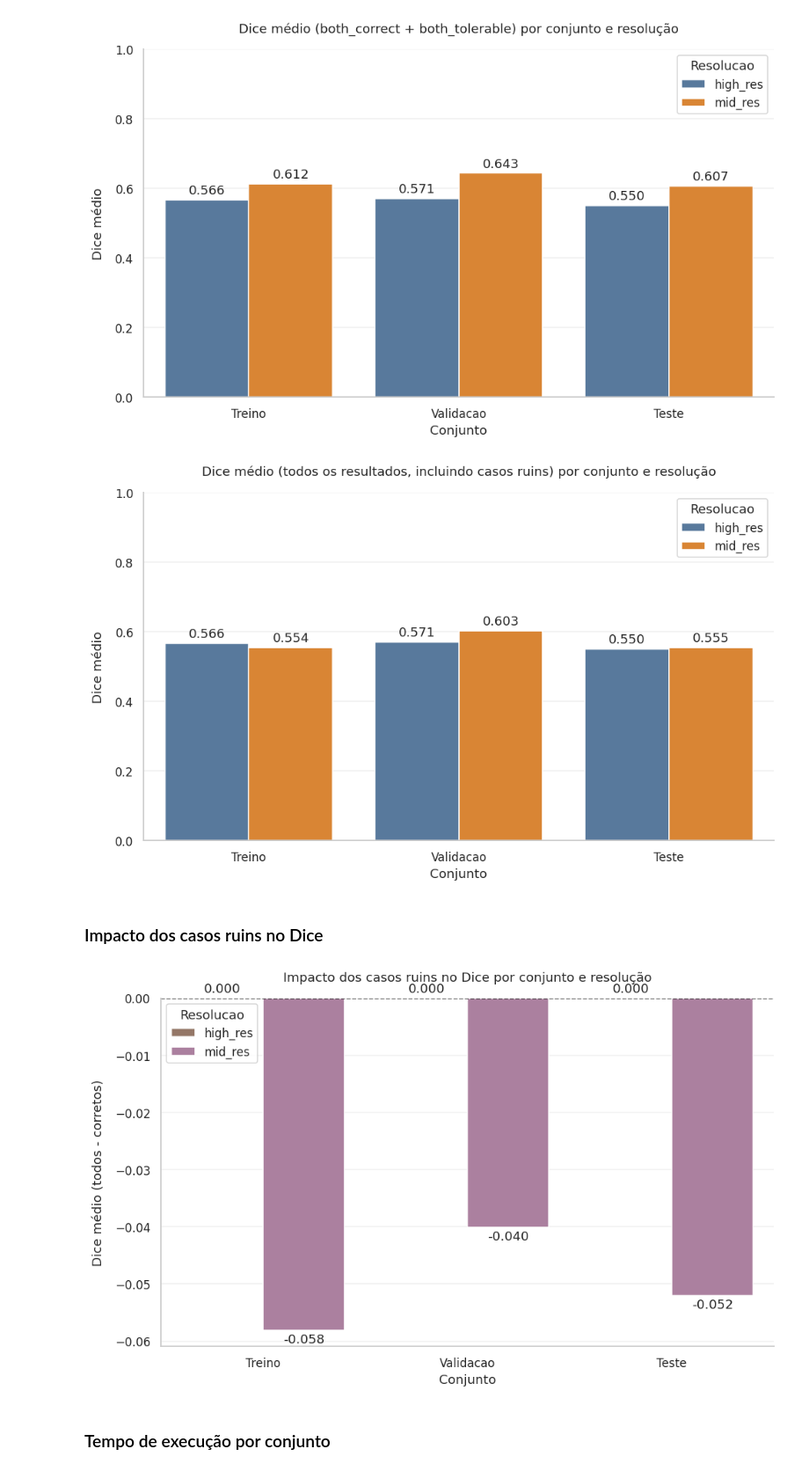
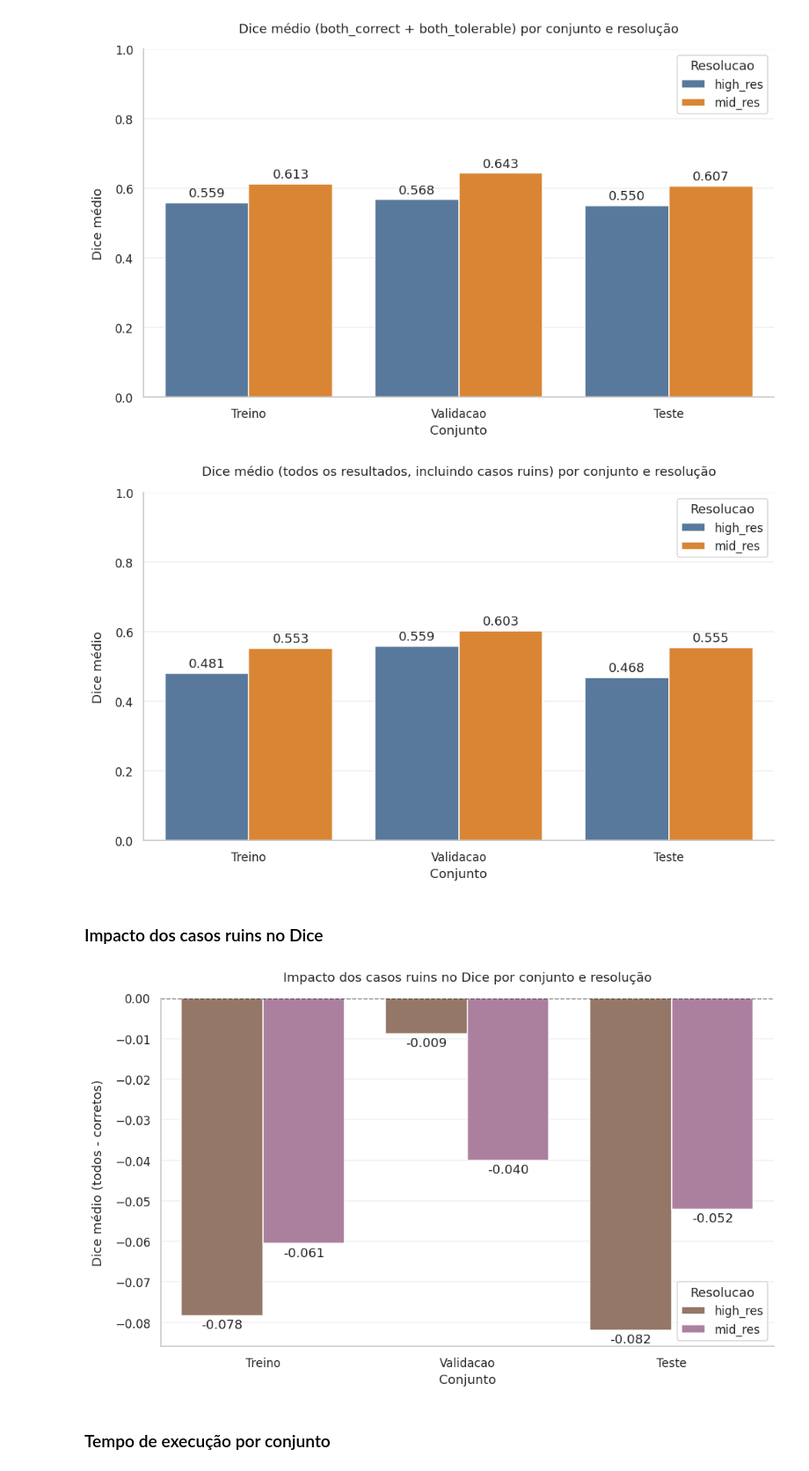
Before and after one commit to matheusssilva991/coronary-centerline-detection, a Jupyter notebook: src/eda_tests.ipynb, the cells around one changed output. Shown at 88% size. Cells and saved outputs as stored; diff of their text form; code cells hidden in the pictures.

```diff
--- a/src/eda_tests.ipynb
+++ b/src/eda_tests.ipynb
@@ -32,14 +32,14 @@ plt.close("all")
 
 SPLIT_PATHS_BY_RESOLUTION = {
     "mid_res": {
-        "train": "../output/segmentation/8.final_results/mid_res/2026-04-18_14-06-14",
-        "val": "../output/segmentation/8.final_results/mid_res/2026-04-15_13-19-17",
+        "train": "../output/segmentation/8.final_results/mid_res/2026-04-30_14-33-37",
+        "val": "../output/segmentation/8.final_results/mid_res/2026-04-30_13-24-40",
         "test": "../output/segmentation/8.final_results/mid_res/2026-04-19_09-10-35",
     },
     "high_res": {
-        "train": "../output/segmentation/8.final_results/high_res/2026-03-23_14-24-53",
-        "val": "../output/segmentation/8.final_results/high_res/2026-03-20_20-41-26",
-        "test": "../output/segmentation/8.final_results/high_res/2026-04-04_10-01-42",
+        "train": "../output/segmentation/8.final_results/high_res/2026-04-21_08-42-13",
+        "val": "../output/segmentation/8.final_results/high_res/2026-04-21_08-42-13",
+        "test": "../output/segmentation/8.final_results/high_res/2026-04-28_14-28-44",
     },
 }
 
@@ -452,7 +452,7 @@ ax_subset = viz.subset.plot_subset_metric_by_resolution(
 # %% [output]
 [figure]
 # %%
-ax_subset_all = viz.subset.plot_subset_metric_by_resolution(
+ax_subset_all = viz.plot_subset_metric_by_resolution(
     subset_summary_df=subset_summary_df,
     metric_col="dice_medio_todos",
     title="Dice médio (todos os resultados, incluindo casos ruins) por conjunto e resolução",
@@ -462,25 +462,25 @@ ax_subset_all = viz.subset.plot_subset_metric_by_resolution(
     bar_label_fmt="%.3f",
 )
 # %% [output]
-[figure, old version]
+[figure, new version]
 # %% [markdown]
 ### Impacto dos casos ruins no Dice
 # %%
 subset_summary_df["delta_dice"] = (
     subset_summary_df["dice_medio_todos"] - subset_summary_df["dice_medio_correto"]
 )
 
-ax_subset_delta = viz.subset.plot_subset_metric_by_resolution(
+ax_subset_delta = viz.plot_subset_metric_by_resolution(
     subset_summary_df=subset_summary_df,
     metric_col="delta_dice",
     title="Impacto dos casos ruins no Dice por conjunto e resolução",
     ylabel="Dice médio (todos - corretos)",
     palette=["#9C755F", "#B279A2"],
     hline_y=0,
     bar_label_fmt="%.3f",
 )
 # %% [output]
-[figure, old version]
+[figure, new version]
 # %% [markdown]
 ### Tempo de execução por conjunto
 # %%
```
Also changed, not shown: parts of 21 cells of this notebook, 9 other files.
